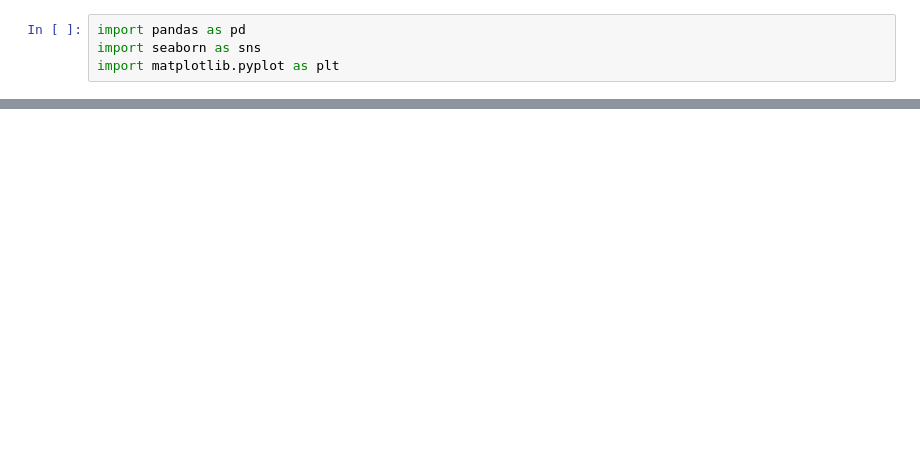
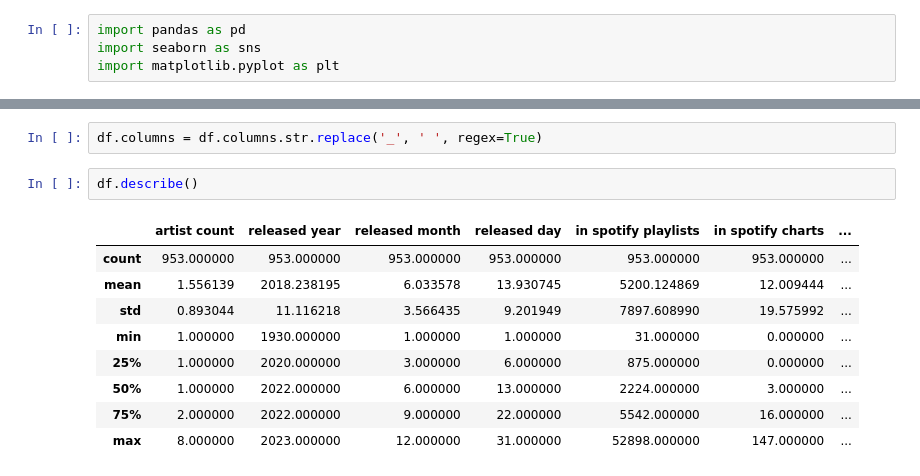
Before and after one commit to A01749694/AnalisisDatos, a Jupyter notebook: analisisDatos.ipynb, the cells around one changed output, grey strips where cells are left out. Cells and saved outputs as stored; diff of their text form; blank space fills up the shorter version.

```diff
--- a/analisisDatos.ipynb
+++ b/analisisDatos.ipynb
@@ -15,0 +81,14 @@ df.head()
+# %%
+df.columns = df.columns.str.replace('_', ' ', regex=True)
+# %%
+df.describe()
+# %% [output]
+|  | artist count | released year | released month | released day | in spotify playlists | in spotify charts | ... |
+| count | 953.000000 | 953.000000 | 953.000000 | 953.000000 | 953.000000 | 953.000000 | ... |
+| mean | 1.556139 | 2018.238195 | 6.033578 | 13.930745 | 5200.124869 | 12.009444 | ... |
+| std | 0.893044 | 11.116218 | 3.566435 | 9.201949 | 7897.608990 | 19.575992 | ... |
+| min | 1.000000 | 1930.000000 | 1.000000 | 1.000000 | 31.000000 | 0.000000 | ... |
+| 25% | 1.000000 | 2020.000000 | 3.000000 | 6.000000 | 875.000000 | 0.000000 | ... |
+| 50% | 1.000000 | 2022.000000 | 6.000000 | 13.000000 | 2224.000000 | 3.000000 | ... |
+| 75% | 2.000000 | 2022.000000 | 9.000000 | 22.000000 | 5542.000000 | 16.000000 | ... |
+| max | 8.000000 | 2023.000000 | 12.000000 | 31.000000 | 52898.000000 | 147.000000 | ... |
```
Also changed, not shown: parts of 9 cells of this notebook, 1 other file.
